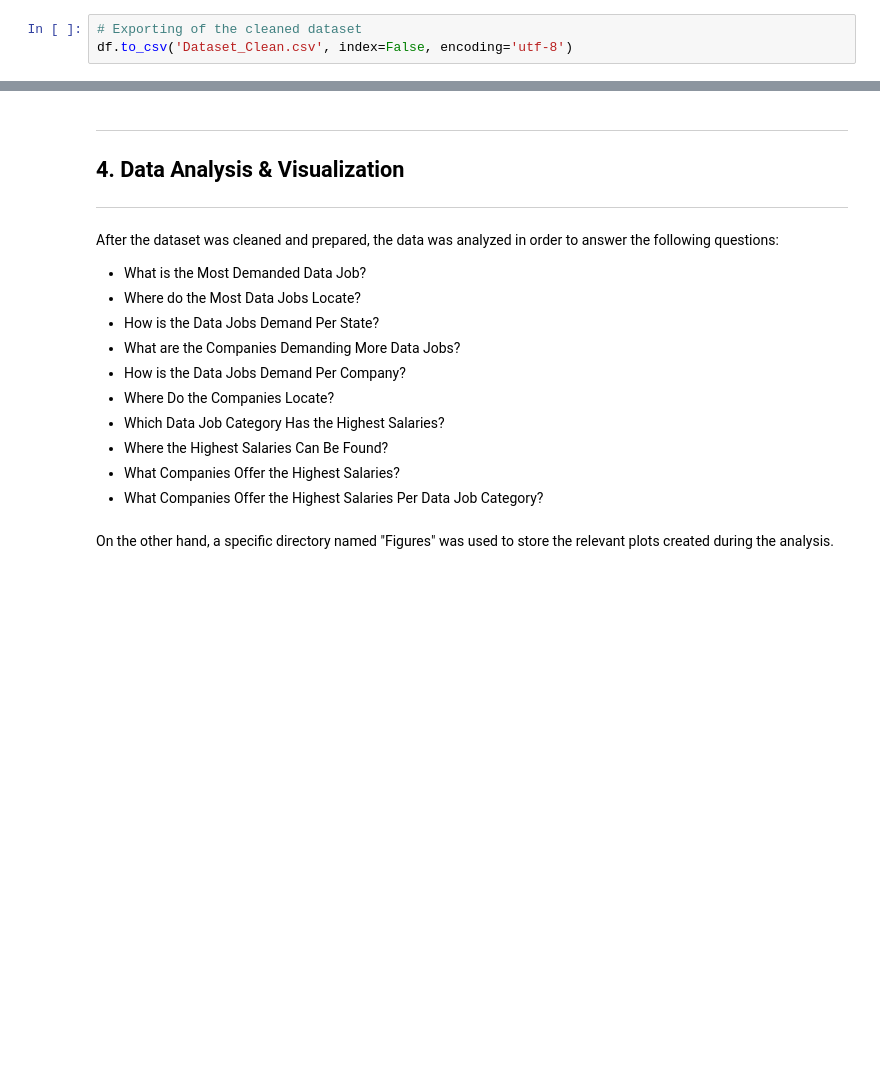
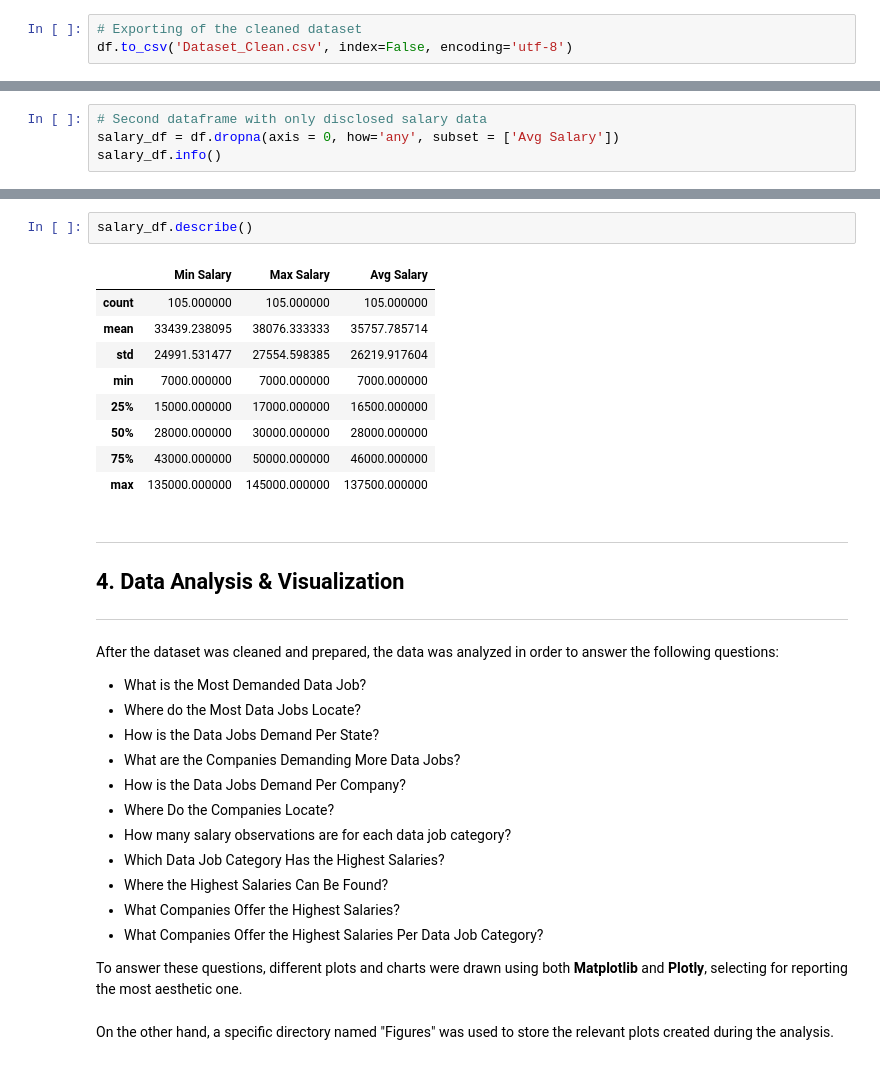
Before and after one commit to DanielEduardoLopez/DataJobs-MX2023, a Jupyter notebook: 2_DataJobsMX2023_DataAnalysis.ipynb, the cells around one changed output, grey strips where cells are left out. Saved outputs shown, nothing was run; the diff lists cells and outputs as text; blank space fills up the shorter version.

```diff
--- a/2_DataJobsMX2023_DataAnalysis.ipynb
+++ b/2_DataJobsMX2023_DataAnalysis.ipynb
@@ -777,0 +786,4 @@ df.to_csv('Dataset_Clean.csv', index=False, encoding='utf-8')
+# %%
+# Second dataframe with only disclosed salary data
+salary_df = df.dropna(axis = 0, how='any', subset = ['Avg Salary'])
+salary_df.info()
@@ -778,3 +804,15 @@ df.to_csv('Dataset_Clean.csv', index=False, encoding='utf-8')
+# %%
+salary_df.describe()
+# %% [output]
+|  | Min Salary | Max Salary | Avg Salary |
+| count | 105.000000 | 105.000000 | 105.000000 |
+| mean | 33439.238095 | 38076.333333 | 35757.785714 |
+| std | 24991.531477 | 27554.598385 | 26219.917604 |
+| min | 7000.000000 | 7000.000000 | 7000.000000 |
+| 25% | 15000.000000 | 17000.000000 | 16500.000000 |
+| 50% | 28000.000000 | 30000.000000 | 28000.000000 |
+| 75% | 43000.000000 | 50000.000000 | 46000.000000 |
+| max | 135000.000000 | 145000.000000 | 137500.000000 |
 # %% [markdown]
 ___
 ## **4. Data Analysis & Visualization**
@@ -787,10 +825,13 @@ After the dataset was cleaned and prepared, the data was analyzed in order to an
 - What are the Companies Demanding More Data Jobs?
 - How is the Data Jobs Demand Per Company?
 - Where Do the Companies Locate?
+- How many salary observations are for each data job category?
 - Which Data Job Category Has the Highest Salaries?
 - Where the Highest Salaries Can Be Found?
 - What Companies Offer the Highest Salaries?
 - What Companies Offer the Highest Salaries Per Data Job Category?
+
+To answer these questions, different plots and charts were drawn using both **Matplotlib** and **Plotly**, selecting for reporting the most aesthetic one.
 # %% [markdown]
 On the other hand, a specific directory named "Figures" was used to store the relevant plots created during the analysis.
 # %%
```
Also changed, not shown: parts of 17 cells of this notebook.
